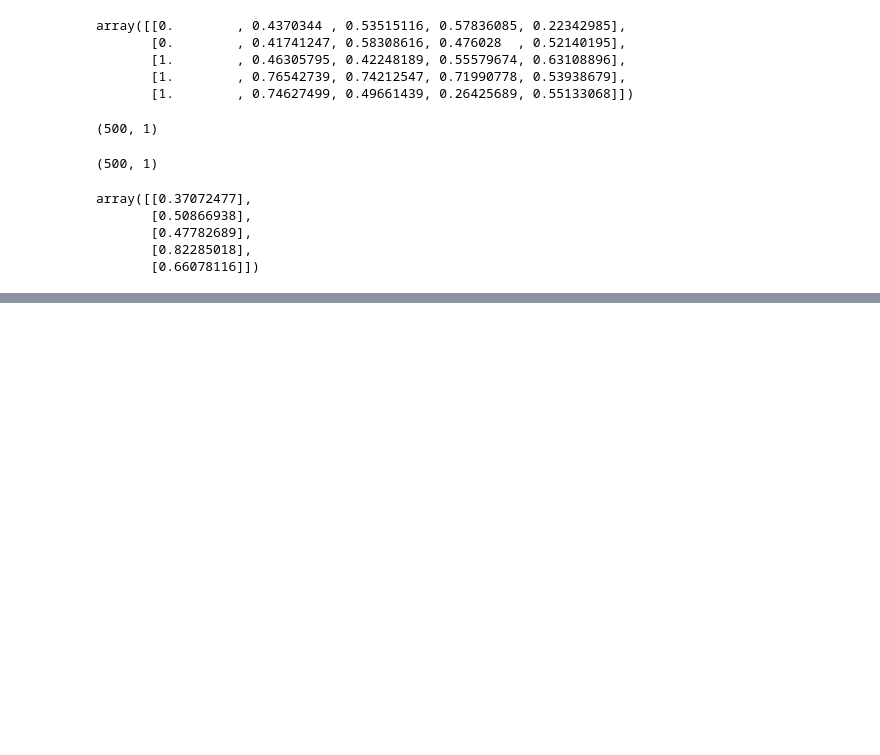
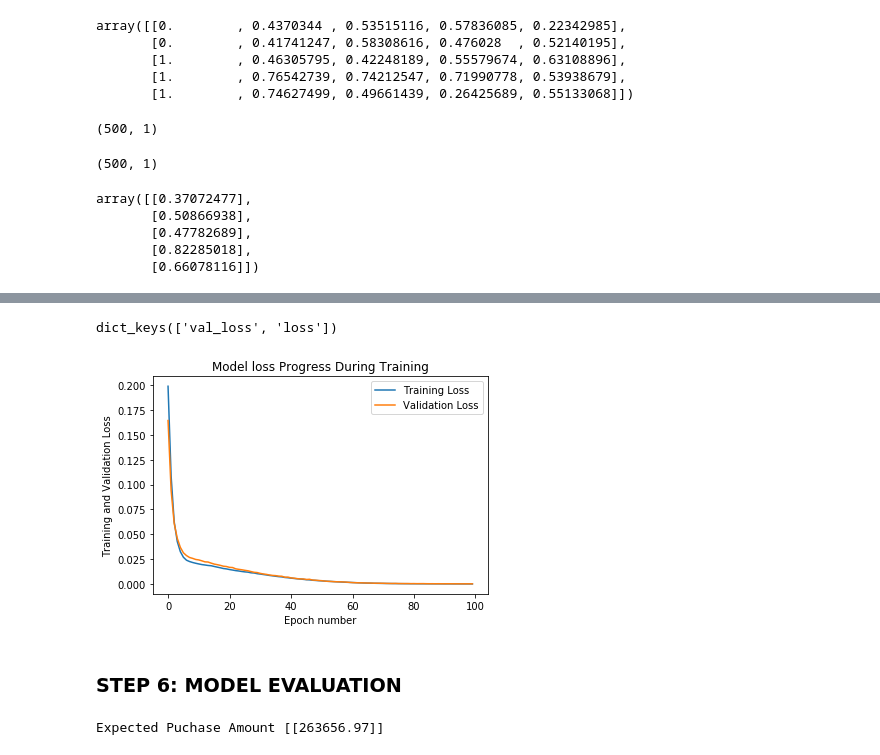
Before and after one commit to mesushan/ANN-for-car-purchasing-amount, a Jupyter notebook: car_purchase_amount_predictions_using_anns.ipynb, the cells around one changed output, grey strips where cells are left out. Cells and saved outputs as stored; diff of their text form; code cells hidden in the pictures; blank space fills up the shorter version.

```diff
--- a/car_purchase_amount_predictions_using_anns.ipynb
+++ b/car_purchase_amount_predictions_using_anns.ipynb
@@ -158,0 +162,4 @@ array([[0.37072477],
+# %%
+#splitting the dataset into training and testing dataset
+from sklearn.model_selection import train_test_split
+X_train, X_test, y_train, y_test = train_test_split(X_scaled, y_scaled, test_size=0.25)
@@ -158,0 +180,6 @@ array([[0.37072477],
+# %%
+#building the model
+model = Sequential()
+model.add(Dense(5, input_dim = 5, activation='relu'))
+model.add(Dense(5, activation='relu'))
+model.add(Dense(1, activation='linear'))
@@ -158,0 +203,6 @@ array([[0.37072477],
+# %%
+#compile the model
+model.compile(optimizer='adam', loss='mean_squared_error')
+# %%
+#fit the training set to the model
+epochs_hist = model.fit(X_train, y_train, epochs=100, batch_size=10, verbose=1, validation_split=0.2)
@@ -158,0 +227,17 @@ array([[0.37072477],
+# %%
+epochs_hist.history.keys()
+# %% [output]
+dict_keys(['val_loss', 'loss'])
+# %%
+#plotting the loss with respect with epoch
+plt.plot(epochs_hist.history['loss'])
+plt.plot(epochs_hist.history['val_loss'])
+plt.title('Model loss Progress During Training')
+plt.ylabel('Training and Validation Loss')
+plt.xlabel('Epoch number')
+plt.legend(['Training Loss', 'Validation Loss'])
+plt.show()
+# %% [output]
+[figure, added]
+# %% [markdown]
+### STEP 6: MODEL EVALUATION
@@ -158,0 +249,4 @@ array([[0.37072477],
+# %%
+print('Expected Puchase Amount', y_predict)
+# %% [output]
+Expected Puchase Amount [[263656.97]]
```
Also changed, not shown: parts of 8 cells of this notebook.
